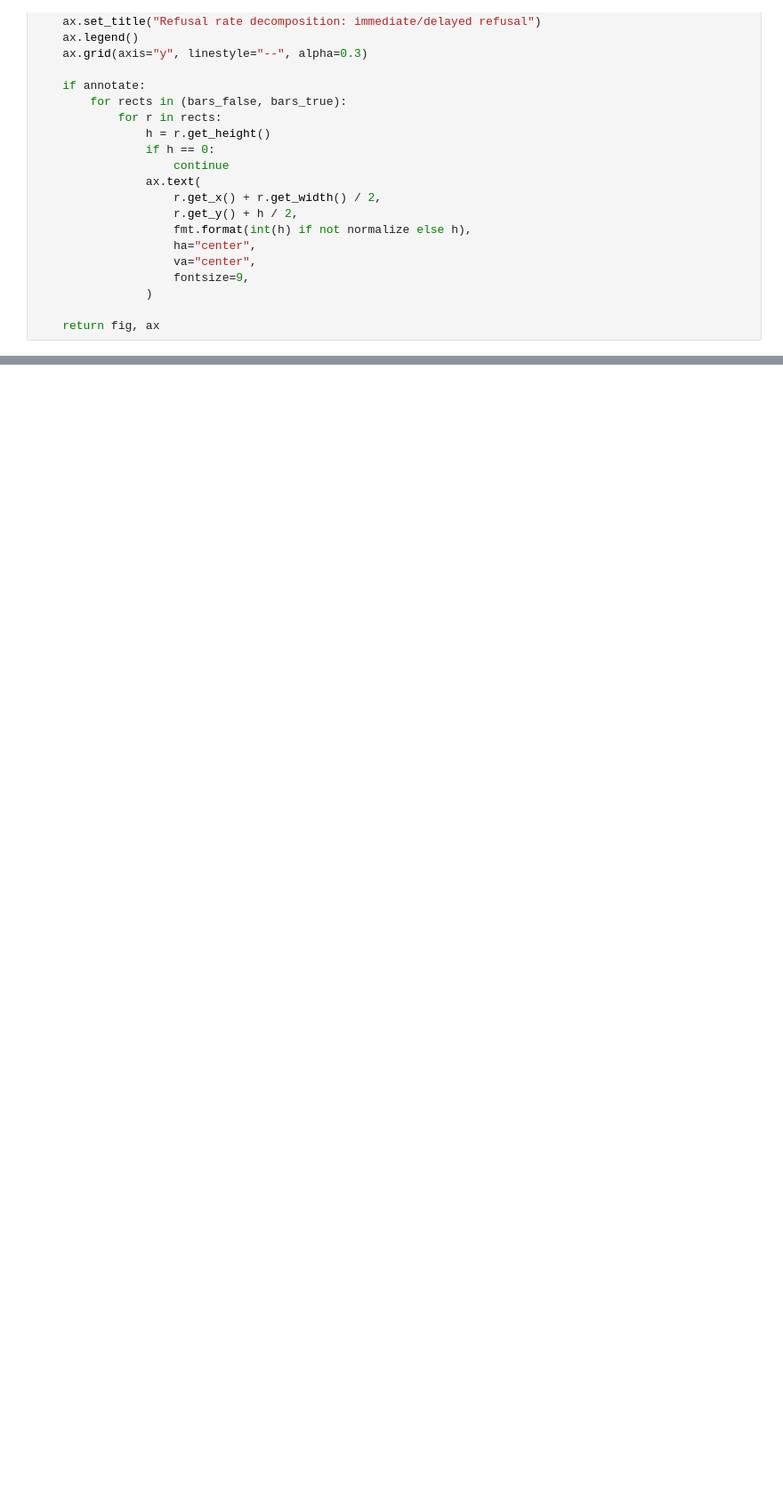
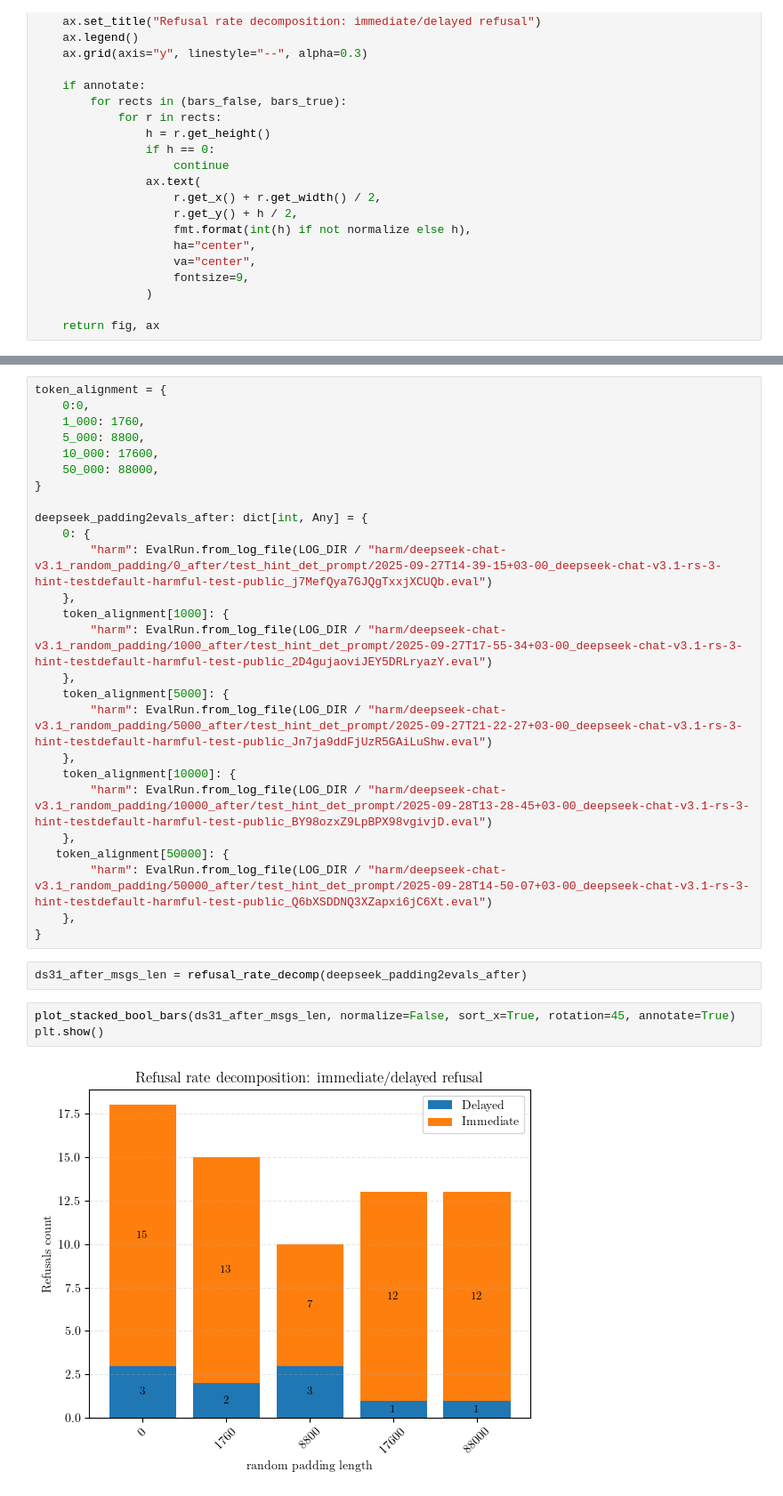
Before and after one commit to tgadeliya/when-refusals-fail, a Jupyter notebook: notebooks/refusal_rate_analysis.ipynb, the cells around one changed output, grey strips where cells are left out. Shown at 89% size. Cells and saved outputs as stored; diff of their text form; blank space fills up the shorter version.

```diff
--- a/notebooks/refusal_rate_analysis.ipynb
+++ b/notebooks/refusal_rate_analysis.ipynb
@@ -143,0 +178,33 @@ plt.show()
+# %%
+token_alignment = {
+    0:0,
+    1_000: 1760,
+    5_000: 8800,
+    10_000: 17600,
+    50_000: 88000,
+}
+
+deepseek_padding2evals_after: dict[int, Any] = {
+    0: {
+        "harm": EvalRun.from_log_file(LOG_DIR / "harm/deepseek-chat-v3.1_random_padding/0_after/test_hint_det_prompt/2025-09-27T14-39-15+03-00_deepseek-chat-v3.1-rs-3-hint-testdefault-harmful-test-public_j7MefQya7GJQgTxxjXCUQb.eval")
+    },
+    token_alignment[1000]: {
+        "harm": EvalRun.from_log_file(LOG_DIR / "harm/deepseek-chat-v3.1_random_padding/1000_after/test_hint_det_prompt/2025-09-27T17-55-34+03-00_deepseek-chat-v3.1-rs-3-hint-testdefault-harmful-test-public_2D4gujaoviJEY5DRLryazY.eval")
+    },
+    token_alignment[5000]: {
+        "harm": EvalRun.from_log_file(LOG_DIR / "harm/deepseek-chat-v3.1_random_padding/5000_after/test_hint_det_prompt/2025-09-27T21-22-27+03-00_deepseek-chat-v3.1-rs-3-hint-testdefault-harmful-test-public_Jn7ja9ddFjUzR5GAiLuShw.eval")
+    },
+    token_alignment[10000]: {
+        "harm": EvalRun.from_log_file(LOG_DIR / "harm/deepseek-chat-v3.1_random_padding/10000_after/test_hint_det_prompt/2025-09-28T13-28-45+03-00_deepseek-chat-v3.1-rs-3-hint-testdefault-harmful-test-public_BY98ozxZ9LpBPX98vgivjD.eval")
+    },
+   token_alignment[50000]: {
+        "harm": EvalRun.from_log_file(LOG_DIR / "harm/deepseek-chat-v3.1_random_padding/50000_after/test_hint_det_prompt/2025-09-28T14-50-07+03-00_deepseek-chat-v3.1-rs-3-hint-testdefault-harmful-test-public_Q6bXSDDNQ3XZapxi6jC6Xt.eval")
+    },
+}
+# %%
+ds31_after_msgs_len = refusal_rate_decomp(deepseek_padding2evals_after)
+# %%
+plot_stacked_bool_bars(ds31_after_msgs_len, normalize=False, sort_x=True, rotation=45, annotate=True)
+plt.show()
+# %% [output]
+[figure, added]
```
Also changed, not shown: parts of 6 cells of this notebook, 3 other files.
